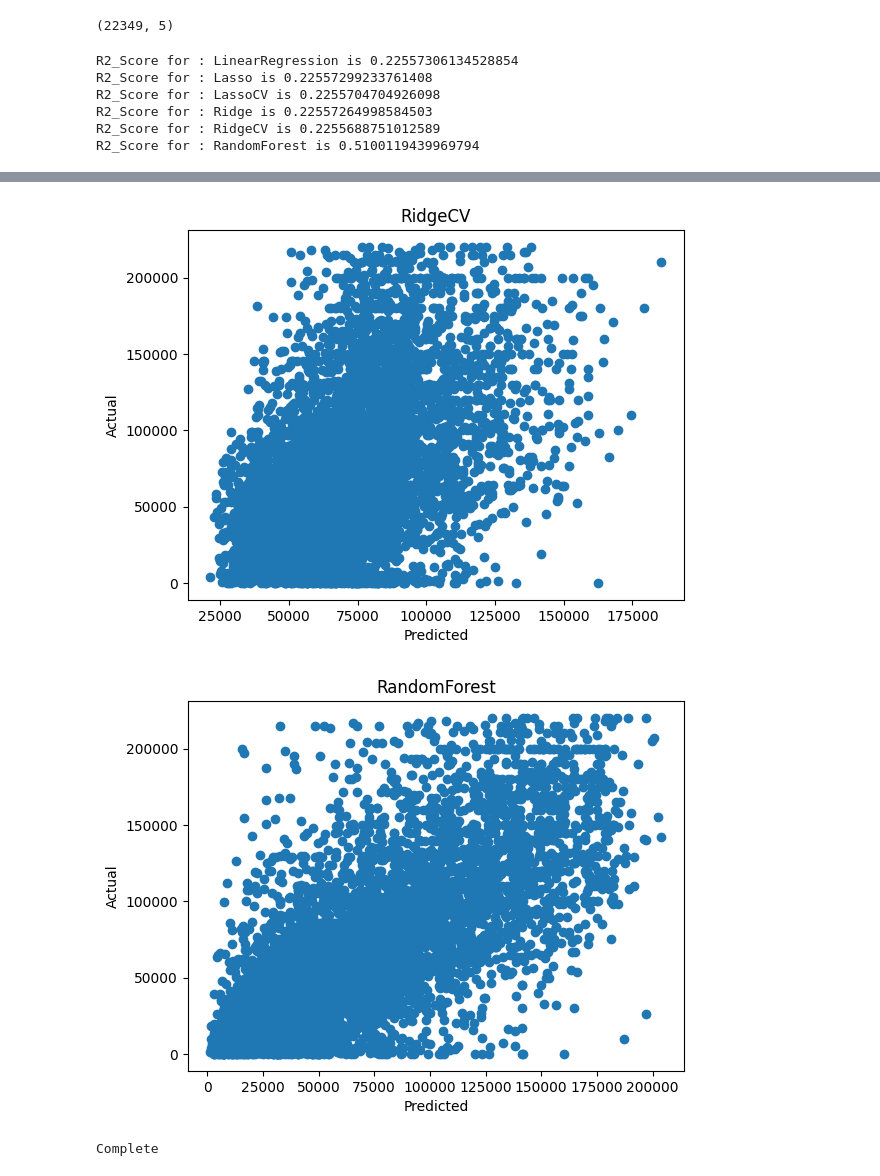
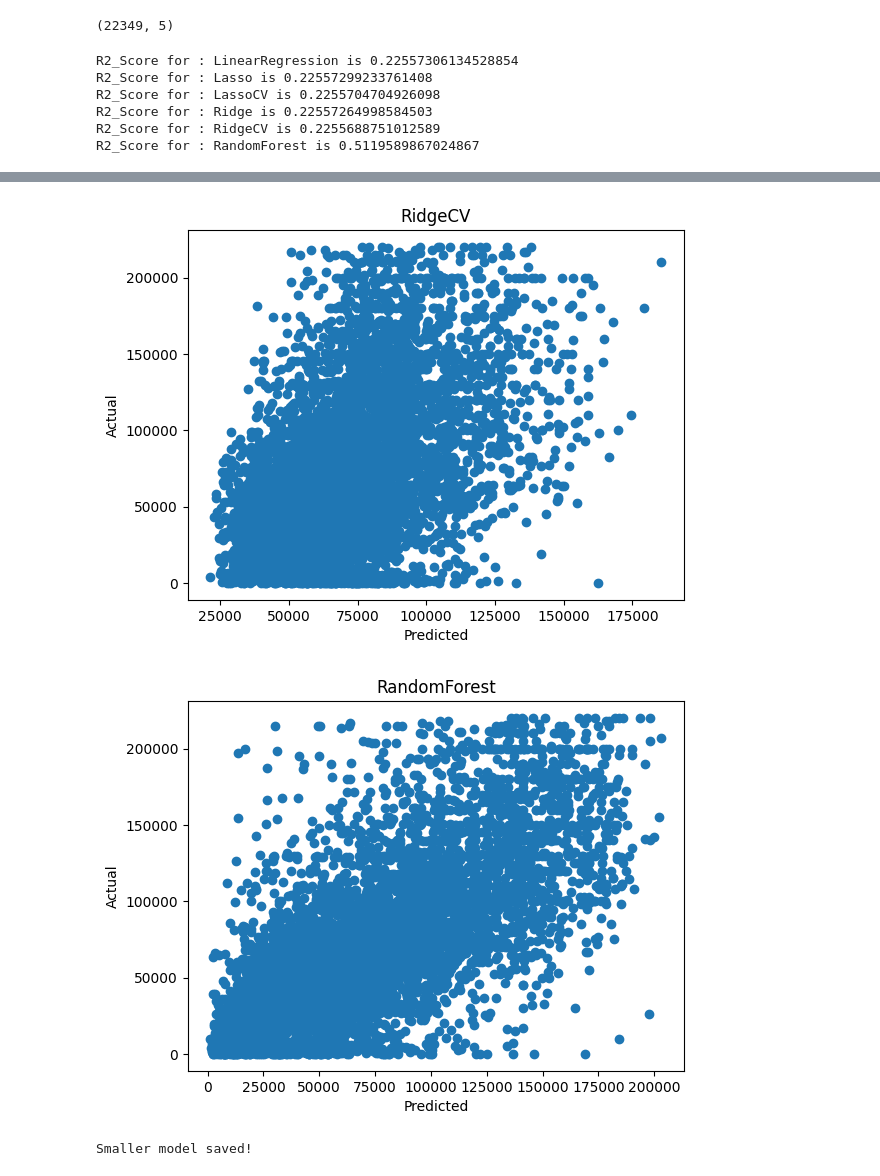
Before and after one commit to Aditeya007/Salary_Predictor, a Jupyter notebook: salary_pred.ipynb, the cells around one changed output, grey strips where cells are left out. Saved outputs shown, nothing was run; the diff lists cells and outputs as text; code cells hidden in the pictures.

Commit message:
chore: Re-run notebook cells, updating execution counts and the RandomForest R2 score.

```diff
--- a/salary_pred.ipynb
+++ b/salary_pred.ipynb
@@ -286,49 +286,48 @@ from sklearn.metrics import r2_score
 models={
     "LinearRegression":LinearRegression(),
     "Lasso":Lasso(),
     "LassoCV":LassoCV(cv=10),
     "Ridge":Ridge(),
     "RidgeCV":RidgeCV(cv=10),
-    "RandomForest":RandomForestRegressor()
+    "RandomForest":RandomForestRegressor(n_estimators=100)
 }
 results={}
 for name,model in models.items():
     model.fit(x_train,y_train)
     y_pred=model.predict(x_test)
     plt.figure()
     plt.scatter(y_pred,y_test)
     plt.xlabel("Predicted")
     plt.ylabel("Actual")
     plt.title(name)
     score=r2_score(y_test,y_pred)
     print("R2_Score for :",name, "is",score)
     results[name]=score
 # %% [output]
 R2_Score for : LinearRegression is 0.22557306134528854
 R2_Score for : Lasso is 0.22557299233761408
 R2_Score for : LassoCV is 0.2255704704926098
 R2_Score for : Ridge is 0.22557264998584503
 R2_Score for : RidgeCV is 0.2255688751012589
-R2_Score for : RandomForest is 0.5100119439969794
+R2_Score for : RandomForest is 0.5119589867024867
 [figure]
 [figure]
 [figure]
 [figure]
 [figure]
-[figure, old version]
+[figure, new version]
 # %%
-import pickle
-X=scaler.fit_transform(x)
-final=RandomForestRegressor()
-final.fit(X,y)
+final_model = RandomForestRegressor(random_state=42, max_depth=15)
+final_model.fit(X, y)
 data_to_save = {
-    "model": final,
+    "model": final_model,
     "scaler": scaler,
     "le_country": le_country,
     "le_dev": le_dev
 }
-with open('saved_steps.pkl', 'wb') as file:
+with open('saved_steps2.pkl', 'wb') as file:
     pickle.dump(data_to_save, file)
-print("Complete")
+
+print("Smaller model saved!")
 # %% [output]
-Complete
+Smaller model saved!
```
